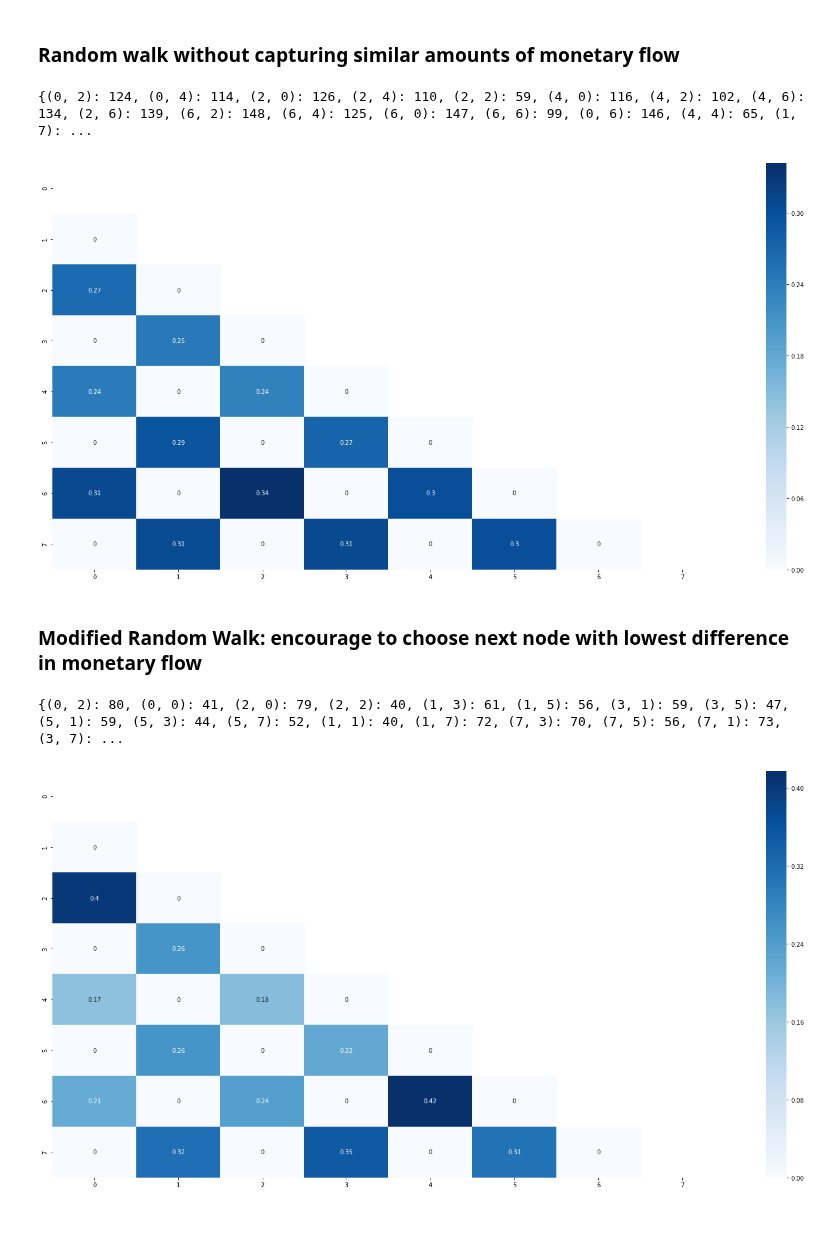
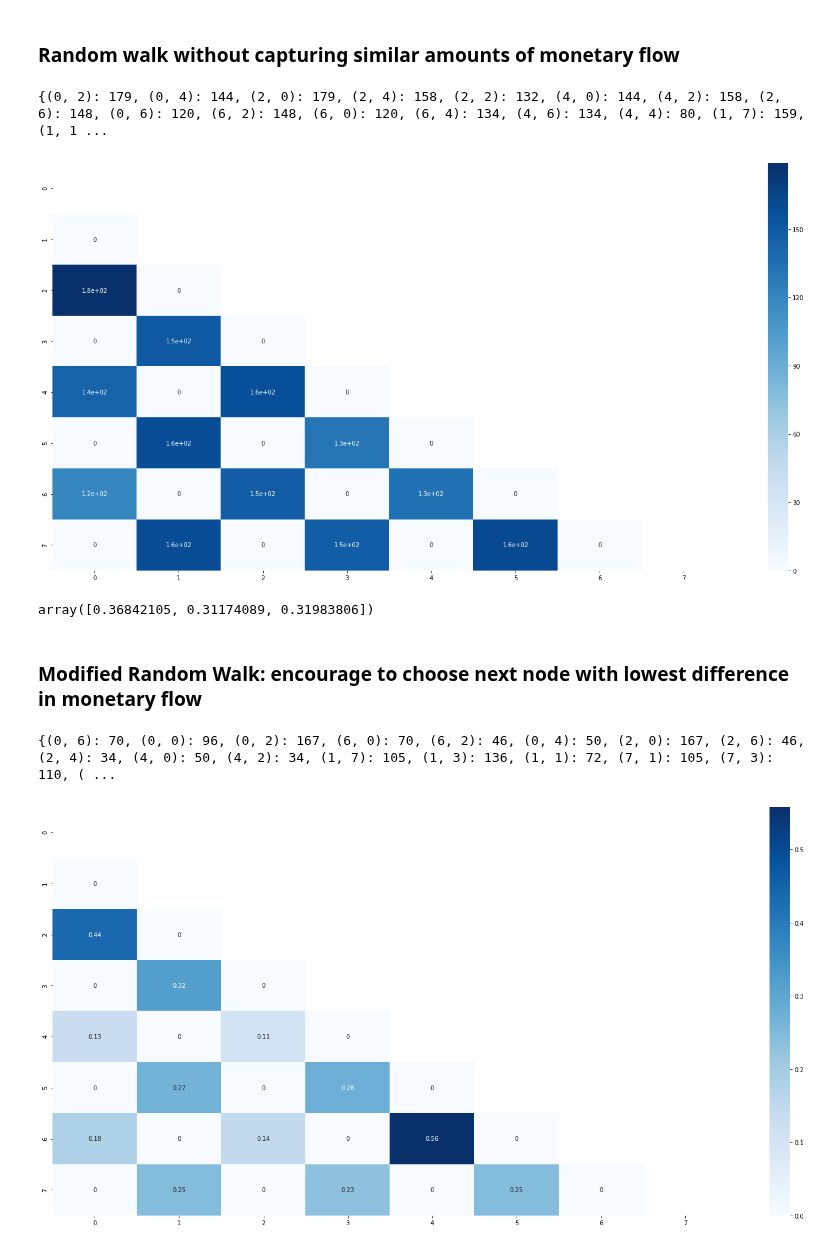
Before and after one commit to AlexWorldD/NetEmbs, a Jupyter notebook: ProofOfConcept.ipynb, the cells around one changed output. Drawn from its saved outputs; the diff is of its cells as text; code cells hidden in the pictures; blank space fills up the shorter version.

```diff
--- a/ProofOfConcept.ipynb
+++ b/ProofOfConcept.ipynb
@@ -135,7 +137,10 @@ def new_step(G, vertex, direction="IN", mode=2, allow_back=False, pressure=20, d
         ws = [edge[-1]["weight"] for edge in ins]
         p_ws = ws / np.sum(ws)
         ins = [edge[indexes.index(direction)] for edge in ins]
-        tmp_idx = np.random.choice(range(len(ins)), p=p_ws)
+        if mode==0:
+                tmp_idx = np.random.choice(range(len(ins)))
+        else:
+            tmp_idx = np.random.choice(range(len(ins)), p=p_ws)
         tmp_vertex = ins[tmp_idx]
         tmp_weight = ws[tmp_idx]
         if debug:
@@ -159,8 +164,12 @@ def new_step(G, vertex, direction="IN", mode=2, allow_back=False, pressure=20, d
         ws = np.array(ws)
         if mode == 2:
             ws = softmax((1.0 - abs(ws - tmp_weight))*pressure)
-        elif mode==1:
+        if mode==1:
             ws = ws/np.sum(ws)
+        elif mode==0:
+            if debug:
+                print(outs)
+            return np.random.choice(outs)
         if debug:
             print(list(zip(outs, ws)))
         return np.random.choice(outs, p=ws)
@@ -198,7 +207,7 @@ def new_randomWalk(G, vertex=None, lenght=3, direction="IN", repeat=True, pressu
     cur_v = context[-1]
     while len(context)<lenght+1 and attempts>0:
         try:
-            new_v = step(G, cur_v, direction, mode=mode, debug=debug, pressure=pressure)
+            new_v = new_step(G, cur_v, direction, mode=mode, debug=debug, pressure=pressure)
             attempts-=1
         except nx.NetworkXError:
             break
@@ -211,7 +220,7 @@ def make_pairs(sampled_seq, window=3, debug=False):
         print(sampled_seq)
     output = list()
     for cur_idx in range(len(sampled_seq)):
-        for drift in range(max(0, cur_idx-window), min(cur_idx+window, len(sampled_seq))):
+        for drift in range(max(0, cur_idx-window), min(cur_idx+window+1, len(sampled_seq))):
             if drift != cur_idx:
                 output.append((sampled_seq[cur_idx], sampled_seq[drift]))
     return output
@@ -271,7 +280,7 @@ print(cnt)
 # %%
 import seaborn as sns
 from collections import Counter
-def plot_heatmap(pairs, title="HeatMap", size=6, norm="col", debug=False):
+def plot_heatmap(pairs, title="HeatMap", size=6, norm="col", return_hm=False, absolute_vals = False, debug=False):
     cnt = dict(Counter(pairs))
     heatmap_data = np.zeros((size,size))
     if debug:
@@ -279,10 +288,12 @@ def plot_heatmap(pairs, title="HeatMap", size=6, norm="col", debug=False):
     for key, item in cnt.items():
         heatmap_data[key] = item
     if norm=="row":
-        heatmap_data = preprocessing.normalize(heatmap_data, axis=1, norm="l1")
+        if not absolute_vals:
+            heatmap_data = preprocessing.normalize(heatmap_data, axis=1, norm="l1")
         sns.heatmap(heatmap_data, annot=True, cmap="Blues")
     elif norm=="col":
-        heatmap_data = preprocessing.normalize(heatmap_data, axis=0, norm="l1")
+        if not absolute_vals:
+            heatmap_data = preprocessing.normalize(heatmap_data, axis=0, norm="l1")
         mask = np.zeros_like(heatmap_data)
         mask[np.triu_indices_from(mask)] = True
         sns.heatmap(heatmap_data, mask=mask, annot=True, cmap="Blues")
@@ -290,6 +301,8 @@ def plot_heatmap(pairs, title="HeatMap", size=6, norm="col", debug=False):
         plt.tight_layout()
         plt.savefig("img/"+title, dpi=140, pad_inches=0.01)
     plt.show()
+    if return_hm:
+        return heatmap_data
 # %%
 pairs = [make_pairs(randomWalk(exp1, node, 10, direction="IN", repeat=False, pressure=11, mode=2)) for _ in range(10) for node in range(6)]
 pairs = [item for sublist in pairs for item in sublist]
@@ -602,16 +634,21 @@ plot_heatmap(pairs, norm="col", size=8, debug=True)
 # %%
 pairs = [make_pairs(new_randomWalk(exp4, node, 10, direction="IN", repeat=False, pressure=11, mode=1)) for _ in range(10) for node in range(8)]
 pairs = [item for sublist in pairs for item in sublist]
-plot_heatmap(pairs, norm="col", size=8, debug=True)
+plot_heatmap(pairs, norm="col", size=8, title="Pres_e2", absolute_vals=True, debug=True)
 # %% [output]
-{(0, 2): 124, (0, 4): 114, (2, 0): 126, (2, 4): 110, (2, 2): 59, (4, 0): 116, (4, 2): 102, (4, 6): 134, (2, 6): 139, (6, 2): 148, (6, 4): 125, (6, 0): 147, (6, 6): 99, (0, 6): 146, (4, 4): 65, (1, 7): ...
+{(0, 2): 179, (0, 4): 144, (2, 0): 179, (2, 4): 158, (2, 2): 132, (4, 0): 144, (4, 2): 158, (2, 6): 148, (0, 6): 120, (6, 2): 148, (6, 0): 120, (6, 4): 134, (4, 6): 134, (4, 4): 80, (1, 7): 159, (1, 1 ...
-[figure, old version]
+[figure, new version]
+# %%
+prs = np.array([0.91, 0.77, 0.79])
+prs/np.sum(prs)
+# %% [output]
+array([0.36842105, 0.31174089, 0.31983806])
 # %% [markdown]
 ### Modified Random Walk: encourage to choose next node with lowest difference in monetary flow
 # %%
-pairs = [make_pairs(new_randomWalk(exp4, node, 5, direction="IN", repeat=False, pressure=11, mode=2)) for _ in range(10) for node in range(8)]
+pairs = [make_pairs(new_randomWalk(exp4, node, 8, direction="IN", repeat=False, pressure=20, mode=2)) for _ in range(10) for node in range(8)]
 pairs = [item for sublist in pairs for item in sublist]
-plot_heatmap(pairs, norm="col", size=8, debug=True)
+plot_heatmap(pairs, norm="col", size=8, title="Last_e", debug=True)
 # %% [output]
-{(0, 2): 80, (0, 0): 41, (2, 0): 79, (2, 2): 40, (1, 3): 61, (1, 5): 56, (3, 1): 59, (3, 5): 47, (5, 1): 59, (5, 3): 44, (5, 7): 52, (1, 1): 40, (1, 7): 72, (7, 3): 70, (7, 5): 56, (7, 1): 73, (3, 7): ...
+{(0, 6): 70, (0, 0): 96, (0, 2): 167, (6, 0): 70, (6, 2): 46, (0, 4): 50, (2, 0): 167, (2, 6): 46, (2, 4): 34, (4, 0): 50, (4, 2): 34, (1, 7): 105, (1, 3): 136, (1, 1): 72, (7, 1): 105, (7, 3): 110, ( ...
-[figure, old version]
+[figure, new version]
```
Also changed, not shown: parts of 9 cells of this notebook, 7 other files.
